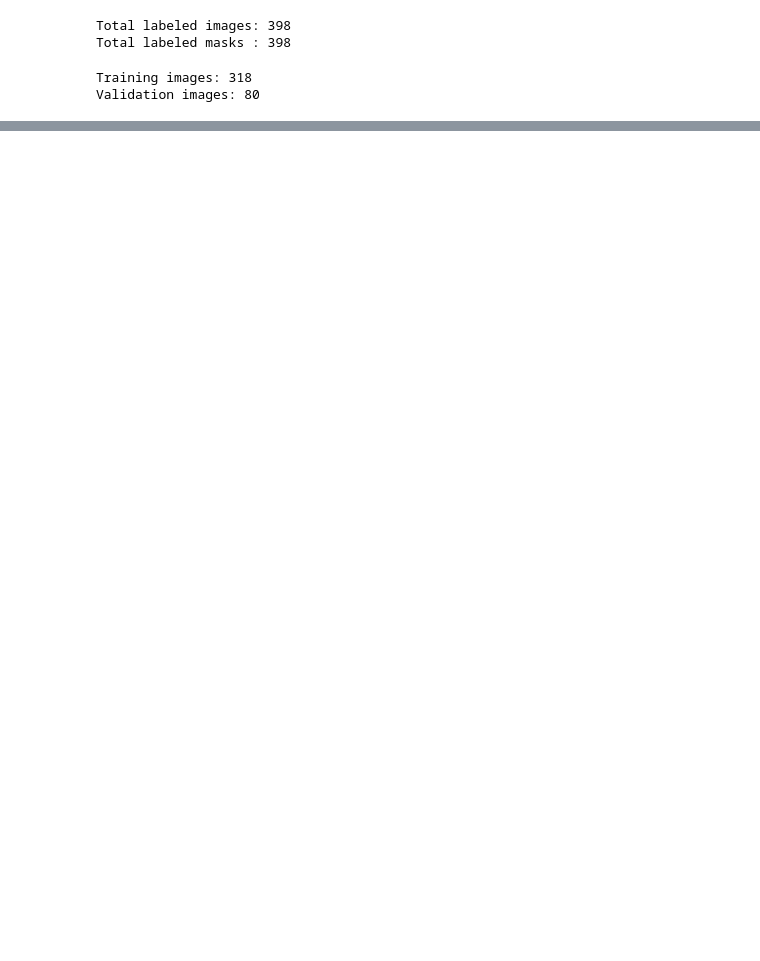
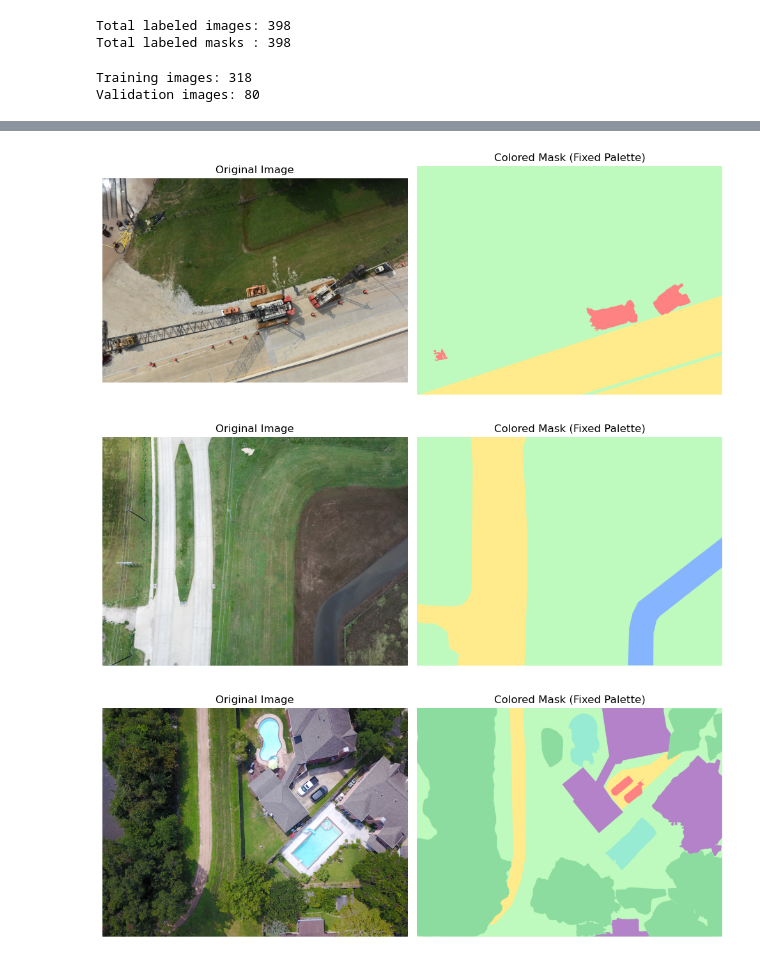
Before and after one commit to HardityaGhuman/floodnet_challenge, a Jupyter notebook: notebooks/02_preprocessing_and_augmentation.ipynb, the cells around one changed output, grey strips where cells are left out. Drawn from its saved outputs; the diff is of its cells as text; code cells hidden in the pictures; blank space fills up the shorter version.

```diff
--- a/notebooks/02_preprocessing_and_augmentation.ipynb
+++ b/notebooks/02_preprocessing_and_augmentation.ipynb
@@ -130 +188,73 @@ plt.show()
+# %%
+# Class Mapping and Color Visualization
+
+import numpy as np
+import matplotlib.pyplot as plt
+from PIL import Image
+import random
+
+# Class name mapping
+FLOODNET_CLASSES = {
+    0: "Background",
+    1: "Building Flooded",
+    2: "Building Non-Flooded",
+    3: "Road Flooded",
+    4: "Road Non-Flooded",
+    5: "Water",
+    6: "Tree",
+    7: "Vehicle",
+    8: "Pool",
+    9: "Grass"
+}
+
+# Fixed RGB color palette
+FLOODNET_COLORS = {
+    0: (30, 30, 30),         # Background - dark gray
+    1: (102, 153, 255),      # Building Flooded - soft blue
+    2: (180, 130, 200),      # Building Non-Flooded - lavender
+    3: (120, 210, 230),      # Road Flooded - light cyan
+    4: (255, 235, 140),      # Road Non-Flooded - pale yellow
+    5: (135, 180, 255),      # Water - sky blue
+    6: (140, 220, 160),      # Tree - soft green
+    7: (255, 130, 130),      # Vehicle - muted red
+    8: (150, 235, 210),      # Pool - mint green
+    9: (190, 250, 190)       # Grass - pale green
+}
+
+def decode_segmap(mask, color_dict=FLOODNET_COLORS):
+    """Convert integer mask to RGB color image."""
+    h, w = mask.shape
+    rgb = np.zeros((h, w, 3), dtype=np.uint8)
+    for cls_id, color in color_dict.items():
+        rgb[mask == cls_id] = color
+    return Image.fromarray(rgb)
+
+# Visualize a few random samples with fixed color palette
+
+def show_colored_samples(n=3):
+    for _ in range(n):
+        idx = random.randint(0, len(train_masks_split) - 1)
+
+        img = np.array(Image.open(train_imgs_split[idx]).convert("RGB"))
+        mask = np.array(Image.open(train_masks_split[idx]))
+        colored_mask = decode_segmap(mask)
+
+        fig, ax = plt.subplots(1, 2, figsize=(10, 5))
+        ax[0].imshow(img)
+        ax[0].set_title("Original Image")
+        ax[0].axis('off')
+
+        ax[1].imshow(colored_mask)
+        ax[1].set_title("Colored Mask (Fixed Palette)")
+        ax[1].axis('off')
+
+        plt.tight_layout()
+        plt.show()
+
+# Display 3 random samples
+show_colored_samples(3)
+# %% [output]
+[figure, added]
+[figure, added]
+[figure, added]
 # %%
```
Also changed, not shown: parts of 6 cells of this notebook, 4 other files.
